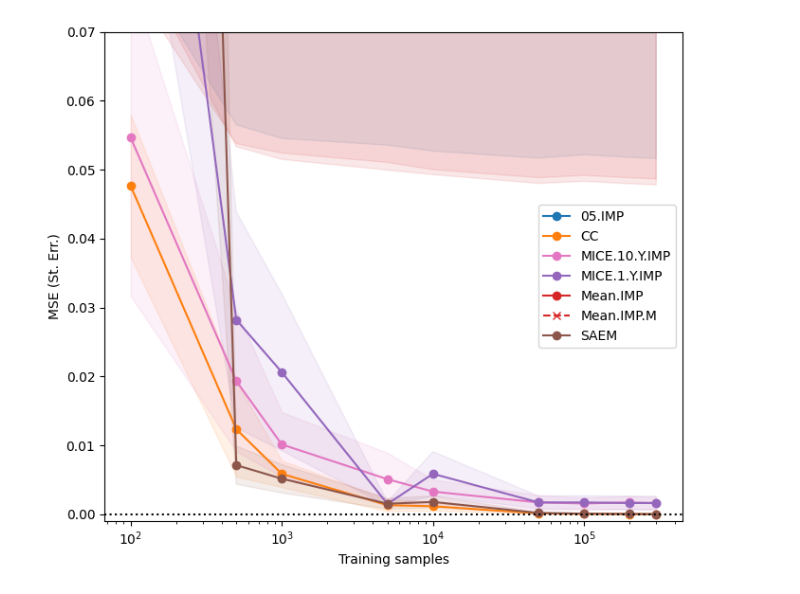
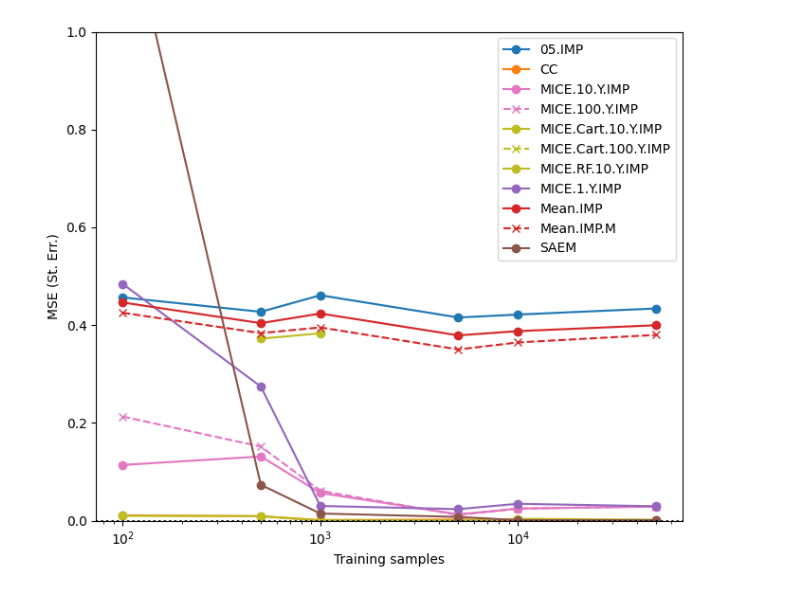
Before and after one commit to ChristopheMuller/logistic_with_NAs, a Jupyter notebook: 6_plot_beta_scores.ipynb, the cells around one changed output. Saved outputs shown, nothing was run; the diff lists cells and outputs as text; code cells hidden in the pictures.

```diff
--- a/6_plot_beta_scores.ipynb
+++ b/6_plot_beta_scores.ipynb
@@ -7,7 +7,7 @@ from utils import *
 from setups import uncertainties, methods_config, methods_no_beta_estimate, metrics_config, variable_config, uncertainties_config
 
 
-exp = "ExpE"
+exp = "ExpG_exponential"
 
 simulation_set_up = pd.read_csv(os.path.join("data", exp, "simulation_set_up.csv"))
 
@@ -95,37 +95,38 @@ def plot_beta_scores_subplots(
         plt.savefig(save)
 
     plt.show()
 
 
 remove_methods=["MICE.IMP", "MICE.M.IMP",  "MICE.M.IMP", "05.IMP.M", "MICE.Y.M.IMP"]
 # remove_methods = None
 # select_methods = None
-select_methods= ["05.IMP", "05.IMP.M", "Mean.IMP", "Mean.IMP.M", "PbP", "CC", "MICE.IMP", "MICE.M.IMP", "MICE.Y.IMP", "MICE.Y.M.IMP", "MICE.10.Y.IMP", "MICE.100.Y.IMP", "SAEM", "PY.SAEM"]
+select_methods= ["05.IMP", "05.IMP.M", "Mean.IMP", "Mean.IMP.M", "PbP", "CC", "MICE.IMP", "MICE.M.IMP", "MICE.Y.IMP", "MICE.Y.M.IMP", "MICE.10.Y.IMP", "MICE.100.Y.IMP", "SAEM", "PY.SAEM",
+                 "MICE.Cart.10.Y.IMP", "MICE.Cart.100.Y.IMP", "MICE.RF.10.Y.IMP"]
 # select_methods= ["MICE.IMP", "MICE.M.IMP",  "MICE.M.IMP", "MICE.Y.M.IMP", "MICE.Y.IMP", "MICE.10.Y.IMP", "MICE.100.Y.IMP"]
 
 
 metric = "mse_error"
 
 
 plot_beta_scores_subplots(
     simulation_set_up,
     metric = metric,
     variable="d",
 
-    max_y=0.07,
+    max_y=1,
     min_y =-0.001,
 
     remove_methods=remove_methods,
     select_methods=select_methods,
 
     size_height=6,
     size_width=7,
 
-    # save="data/ExpD/figures/mse_ALL.pdf",
+    # save="data/ExpG_exponential/figures/angular.pdf",
 
 )
 # %% [output]
-[figure, old version]
+[figure, new version]
 # %%
 temp = simulation_set_up.groupby(["method","n_train"]).agg({"running_time": ["mean","count"]})
 temp = temp.reset_index()
```
Also changed, not shown: parts of 1 cell of this notebook, 13 other files.
